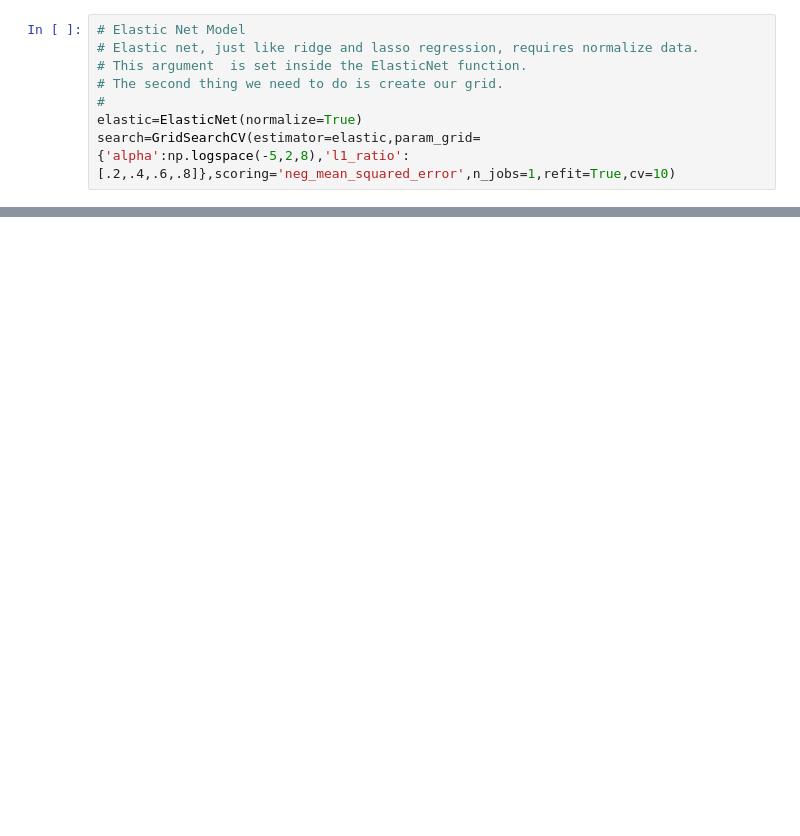
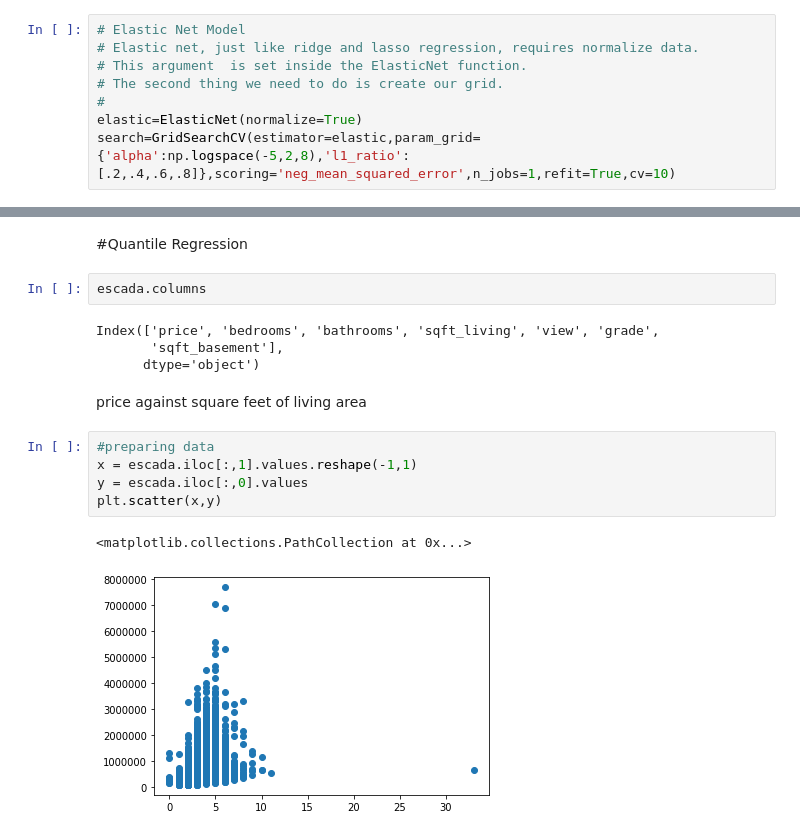
Before and after one commit to victoriousvictor42/hass-consult, a Jupyter notebook: Escada.ipynb, the cells around one changed output, grey strips where cells are left out. Drawn from its saved outputs; the diff is of its cells as text; blank space fills up the shorter version.

```diff
--- a/Escada.ipynb
+++ b/Escada.ipynb
@@ -798,0 +870,18 @@ coef_dict_baseline
+# %% [markdown]
+#Quantile Regression
+# %%
+escada.columns
+# %% [output]
+Index(['price', 'bedrooms', 'bathrooms', 'sqft_living', 'view', 'grade',
+       'sqft_basement'],
+      dtype='object')
+# %% [markdown]
+price against square feet of living area
+# %%
+#preparing data
+x = escada.iloc[:,1].values.reshape(-1,1)
+y = escada.iloc[:,0].values
+plt.scatter(x,y)
+# %% [output]
+<matplotlib.collections.PathCollection at 0x...>
+[figure, added]
```
Also changed, not shown: parts of 64 cells of this notebook.
